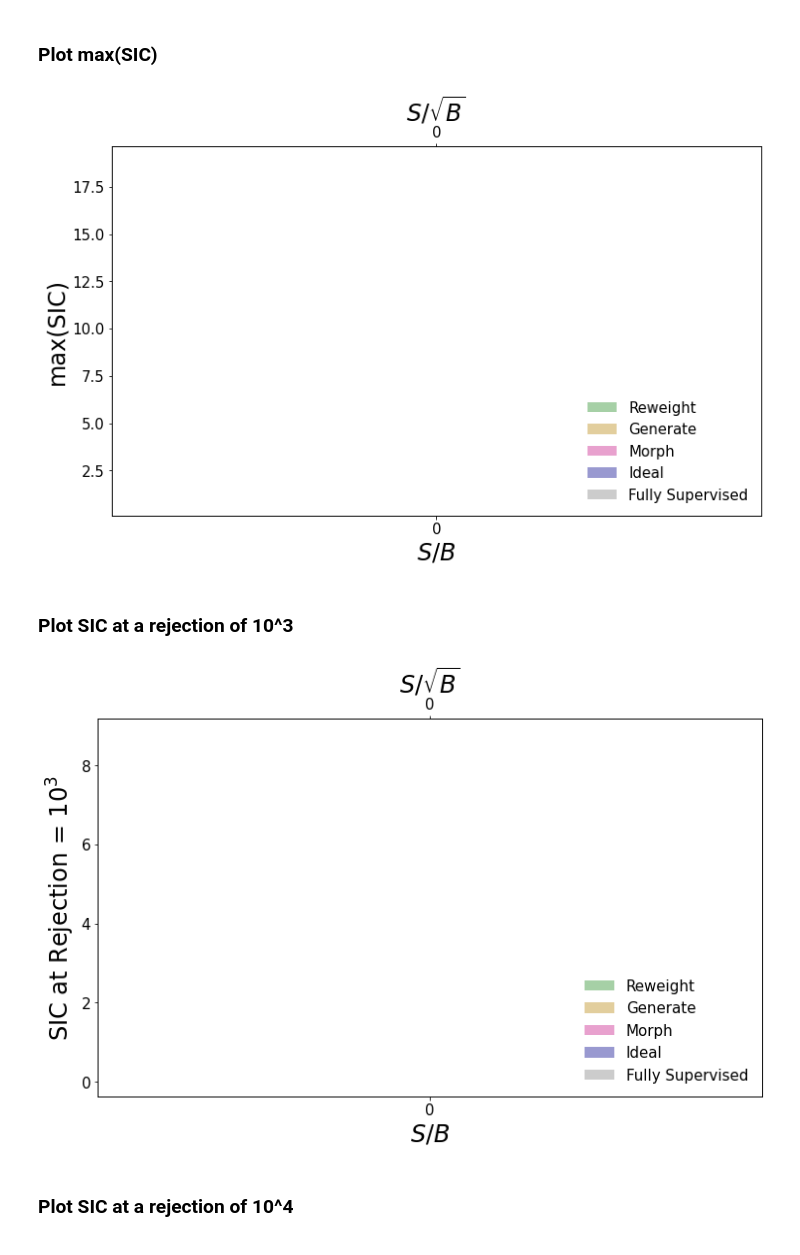
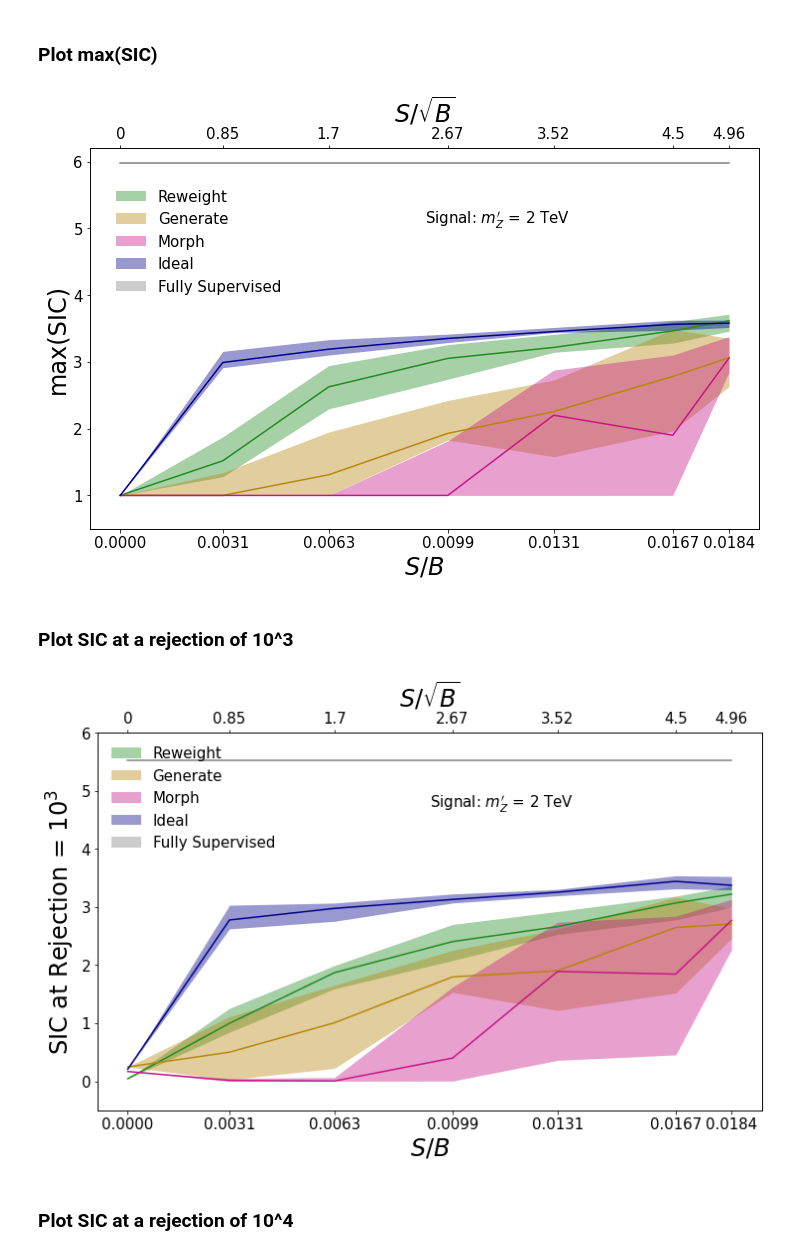
Before and after one commit to hep-lbdl/non-resonant-AD-extrapolation, a Jupyter notebook: AD_scan.ipynb, the cells around one changed output. Cells and saved outputs as stored; diff of their text form; code cells hidden in the pictures.

```diff
--- a/AD_scan.ipynb
+++ b/AD_scan.ipynb
@@ -56,4 +70,6 @@ x_axis = np.logspace(-5, 0, 100)
 x_axis_roc = np.linspace(0, 1, 100)
 # %% [markdown]
 ### Process
+# %%
+reprocess_data = False
 # %%
@@ -132,13 +209,13 @@ def get_med_percentile(loc_list, lower_p = 16, upper_p = 84):
 # %%
 # Take medians
-med_rejections_dict = {k:{s:[] for s in sig_inj} for k in keys}
-med_sics_dict = {k:{s:[] for s in sig_inj} for k in keys}
-med_rocs_dict = {k:{s:[] for s in sig_inj} for k in keys}
+med_rejections_dict = {k:{s:[] for s in sig_inj_labels} for k in keys}
+med_sics_dict = {k:{s:[] for s in sig_inj_labels} for k in keys}
+med_rocs_dict = {k:{s:[] for s in sig_inj_labels} for k in keys}
 med_max_sics_dict = {k:[np.array([]),np.array([]),np.array([])] for k in keys} # mean, lower_p, upper_p
 med_sics_at_rej1_dict = {k:[np.array([]),np.array([]),np.array([])] for k in keys}
 med_sics_at_rej2_dict = {k:[np.array([]),np.array([]),np.array([])] for k in keys}
 
-for s in sig_inj:
+for s in sig_inj_labels:
 
     for k in keys:
 
@@ -193,61 +270,67 @@ fig = plt.figure(figsize = (12, 7))
 ax1 = fig.add_subplot(111)
 
 for k in keys:
-    ax1.plot(sig_inj, med_max_sics_dict[k][0], color = colors_dict[k])
-    ax1.fill_between(sig_inj, med_max_sics_dict[k][1],
+    ax1.plot(sig_inj_labels, med_max_sics_dict[k][0], color = colors_dict[k])
+    ax1.fill_between(sig_inj_labels, med_max_sics_dict[k][1],
                         med_max_sics_dict[k][2],
                          alpha = alpha,
                      linewidth = 0, label = labels_dict[k], color = colors_dict[k])
 
-ax1.set_xticks(np.array([sig_inj]).reshape(len(sig_inj),))
+ax1.set_xticks(np.array([sig_inj_labels]).reshape(len(sig_inj_labels),))
 ax1.set_xlabel("$S/B$", fontsize = f1)
-ax1.legend( fontsize = f2, frameon = False, loc = "lower right")
+ax1.legend( fontsize = f2, frameon = False, loc = (.03,.6))
 ax1.set_ylabel("max(SIC)", fontsize = f1)
 ax1.tick_params(axis='both', which='major', labelsize=f2)
 
 # second axis for significances
 ax2 = ax1.twiny()
-ax2.set_xticks(sig_inj, labels = significances, fontsize = f2)
+ax2.set_xticks(sig_inj_labels, labels = significances, fontsize = f2)
 ax2.set_xlim(ax1.get_xlim())
 ax2.set_xlabel("$S/\sqrt{B}$", fontsize = f1)
 
-fig.savefig(f"plots/maxsic.pdf")
+#plt.ylim(0,21)
+plt.ylim(0.5, 6.2)
+plt.text(0.5, 0.8, "Signal: $m_Z'$ = 2 TeV", fontsize=f2, transform=plt.gca().transAxes)
+fig.savefig(f"plots/maxsic_{do_morph}_{energy}.pdf")
 
 plt.show()
 # %% [output]
-[figure, old version]
+[figure, new version]
 # %% [markdown]
 ### Plot SIC at a rejection of 10^3
 # %%
 
 fig = plt.figure(figsize = (12, 7))
 ax1 = fig.add_subplot(111)
 
 for k in keys:
 
-    ax1.plot(sig_inj, med_sics_at_rej1_dict[k][0], color = colors_dict[k])
-    ax1.fill_between(sig_inj, med_sics_at_rej1_dict[k][1],
+    ax1.plot(sig_inj_labels, med_sics_at_rej1_dict[k][0], color = colors_dict[k])
+    ax1.fill_between(sig_inj_labels, med_sics_at_rej1_dict[k][1],
                         med_sics_at_rej1_dict[k][2],
                          alpha = alpha,
                      linewidth = 0, label = labels_dict[k], color = colors_dict[k])
 
-ax1.set_xticks(np.array([sig_inj]).reshape(len(sig_inj),))
+ax1.set_xticks(np.array([sig_inj_labels]).reshape(len(sig_inj_labels),))
 ax1.set_xlabel("$S/B$", fontsize = f1)
-ax1.legend( fontsize = f2, frameon = False, loc = "lower right")
+ax1.legend( fontsize = f2, frameon = False, loc = "upper left")
 ax1.set_ylabel("SIC at Rejection = $10^3$", fontsize = f1)
 ax1.tick_params(axis='both', which='major', labelsize=f2)
 
 # second axis for significances
 ax2 = ax1.twiny()
-ax2.set_xticks(sig_inj, labels = significances, fontsize = f2)
+ax2.set_xticks(sig_inj_labels, labels = significances, fontsize = f2)
 ax2.set_xlim(ax1.get_xlim())
 ax2.set_xlabel("$S/\sqrt{B}$", fontsize = f1)
+#plt.ylim(0,8.8)
+plt.ylim(-0.5,6)
+plt.text(0.5, 0.8, "Signal: $m_Z'$ = 2 TeV", fontsize=f2, transform=plt.gca().transAxes)
 
-fig.savefig(f"plots/sic_at_rej_1000.pdf")
+fig.savefig(f"plots/sic_at_rej_1000_{do_morph}_{energy}.pdf")
 
 plt.show()
 # %% [output]
-[figure, old version]
+[figure, new version]
 # %% [markdown]
 ### Plot SIC at a rejection of 10^4
 # %%
```
Also changed, not shown: parts of 17 cells of this notebook, 8 other files.
